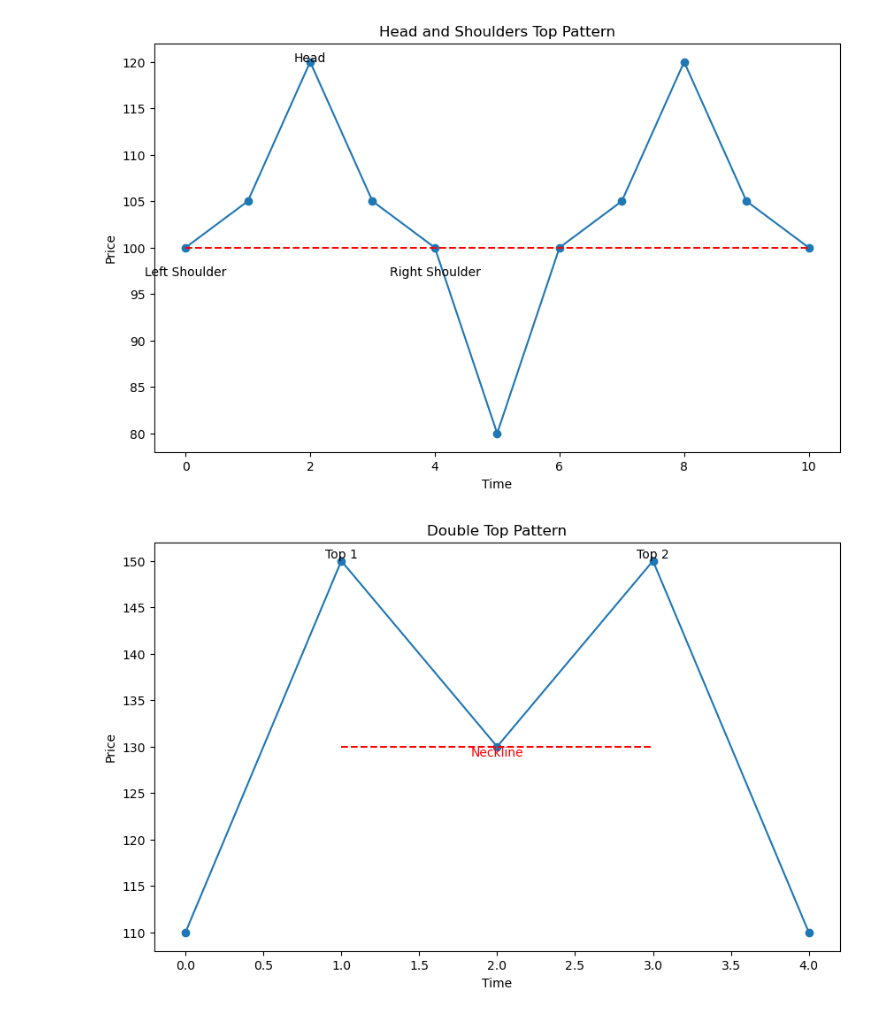
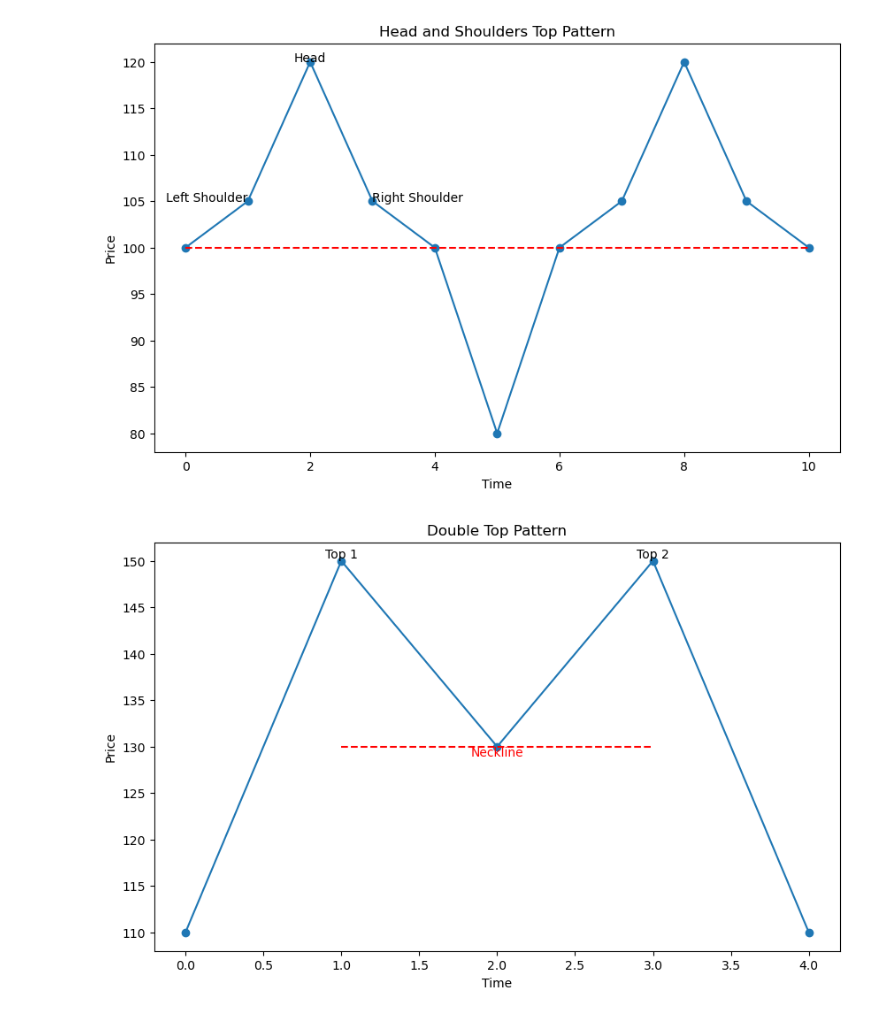
Before and after one commit to gonghui945/IntelligentQuant, a Jupyter notebook: Chapter3/3.2.ipynb, the cells around one changed output. Cells and saved outputs as stored; diff of their text form; code cells hidden in the pictures.

```diff
--- a/Chapter3/3.2.ipynb
+++ b/Chapter3/3.2.ipynb
@@ -1,24 +1,24 @@
 # %%
 import matplotlib.pyplot as plt
 import numpy as np
 # 假设的股票价格
 prices = np.array([100, 105, 120, 105, 100, 80, 100, 105, 120, 105, 100])
 times = np.array(range(len(prices)))
 # 绘制价格图
 plt.figure(figsize=(10, 6))
 plt.plot(times, prices, marker='o')
 # 绘制颈线
 neckline = np.array([100]*len(times))
 plt.plot(times, neckline, 'r--')
 # 标注头和肩
 plt.text(2, 120, 'Head', ha='center')
-plt.text(0, 97, 'Left Shoulder', ha='center')
-plt.text(4, 97, 'Right Shoulder', ha='center')
+plt.text(1, 105, 'Left Shoulder', ha='right')
+plt.text(3, 105, 'Right Shoulder', ha='left')
 # 设置图形标题和轴标签
 plt.title('Head and Shoulders Top Pattern')
 plt.xlabel('Time')
 plt.ylabel('Price')
 plt.show()
 # %% [output]
-[figure, old version]
+[figure, new version]
 # %%
```
Also changed, not shown: parts of 5 cells of this notebook.
